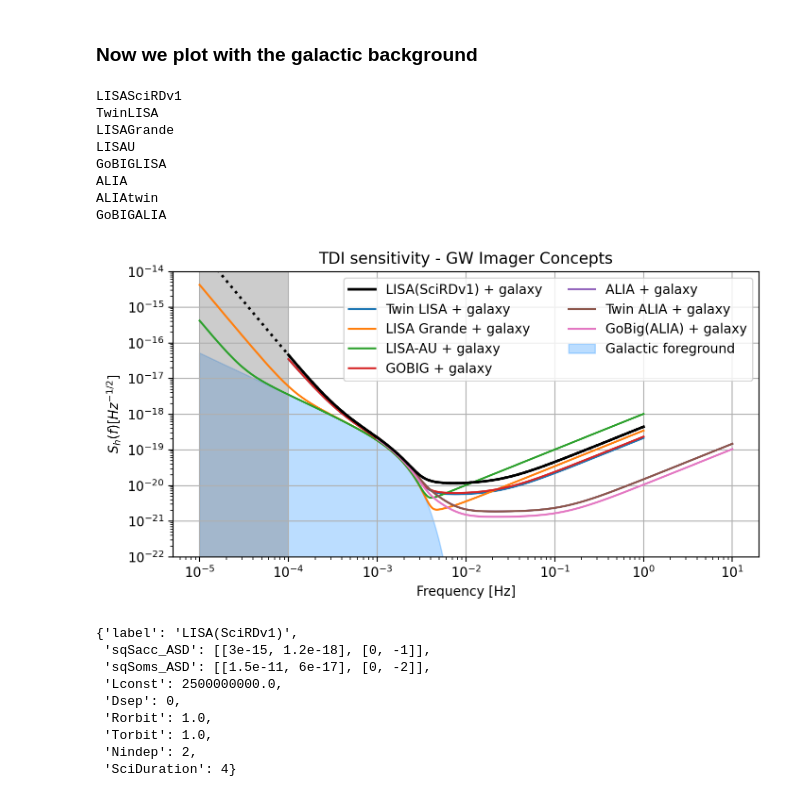
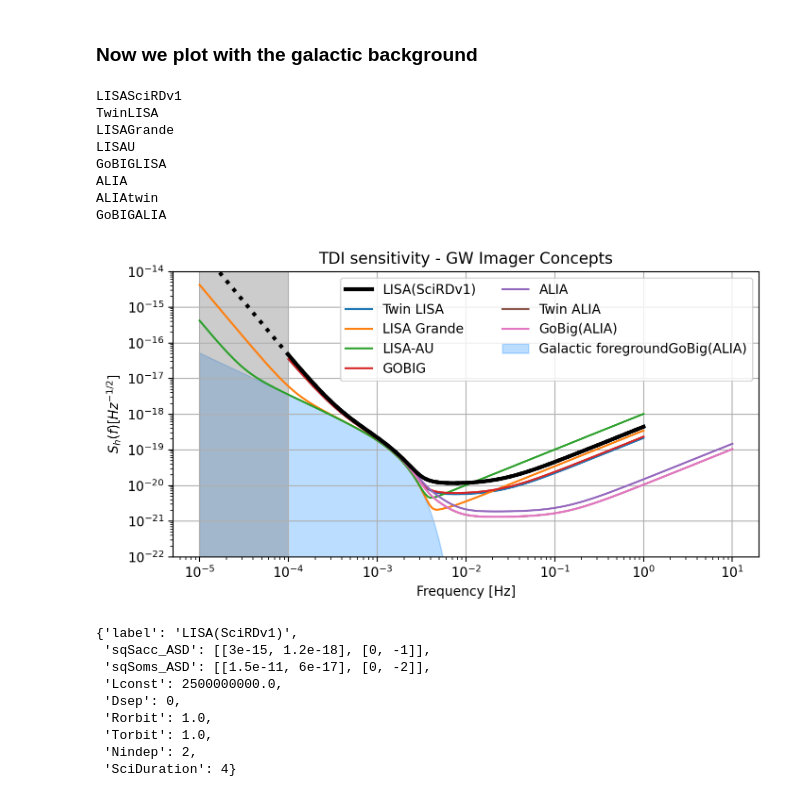
Before and after one commit to JohnGBaker/GWI-metrics, a Jupyter notebook: Notebooks/sensitivityPlotter.ipynb, the cells around one changed output. Cells and saved outputs as stored; diff of their text form; code cells hidden in the pictures.

```diff
--- a/Notebooks/sensitivityPlotter.ipynb
+++ b/Notebooks/sensitivityPlotter.ipynb
@@ -198,41 +198,37 @@ for m in missions:
     Sh = metrics.makeSensitivity(f, model, style = 'TN')
     Shr = metrics.makeSensitivity(fr, model, style = 'TN')
     if m == 'LISASciRDv1':
-        #ax.plot(fr,np.sqrt(Shr),label=model.get('label'), color = 'r', ls='none', lw=2, zorder=len(m), marker = '.', markersize = '10')
-        ax.plot(np.logspace(-5, 0, 1000 ),np.sqrt(metrics.makeSensitivity(np.logspace(-5, 0, 1000 ), model, style = 'TN')), color = 'k', ls=':', lw=2, zorder=len(m))
-        ax.plot(f,np.sqrt(Sh),label=model.get('label'), color = 'k', ls='-', lw=2, zorder=len(m))
-       # print('f', 'S_h', sep='\t')
-        #for a, b in zip(fr,Shr):
+        ax.plot(np.logspace(-5, 0, 1000 ),np.sqrt(metrics.makeSensitivity(np.logspace(-5, 0, 1000 ), model, style = 'TN')), color = 'k', ls=':', lw=3, zorder=len(m))
+        ax.plot(f,np.sqrt(Sh),label=model.get('label')[:-9], color = 'k', ls='-', lw=3, zorder=len(m))
 
-           # print(a, b, sep='\t')
     else:
-        ax.plot(f,np.sqrt(Sh),label=model.get('label'))
+        ax.plot(f,np.sqrt(Sh),label=model.get('label')[:-9])
 
 #ax.plot(f_bg,np.sqrt(S_bg),label=model.get('label'))
 ax.fill_between(f_bg, np.sqrt(S_bg), y2=1e-23, color= 'dodgerblue', alpha = 0.3, label = 'Galactic foreground')
 ax.fill_between([1e-5, 1e-4], y1=1e-14, y2=1e-23, color= 'grey', alpha = 0.4, edgecolor='none')
 plt.title(r'TDI sensitivity - GW Imager Concepts')
 ax.set_xscale('log')
 ax.set_yscale('log')
 plt.xlabel('Frequency [Hz]')
 plt.ylabel(r'$S_h(f) [Hz^{-1/2}]$')
 plt.ylim([1e-22,1e-14])
 #plt.xlim([2e-5,1e0])
 plt.legend(ncol=2,loc='upper right')
 ax.grid(True)
 plt.savefig('../plots/GWImager_sensitivities_gal.png')
 plt.savefig('../plots/GWImager_sensitivities_gal.pdf')
 plt.show()
 # %% [output]
 LISASciRDv1
 TwinLISA
 LISAGrande
 LISAU
 GoBIGLISA
 ALIA
 ALIAtwin
 GoBIGALIA
-[figure, old version]
+[figure, new version]
 # %%
 
 eval('concepts.%s' % missions[0])
```
Also changed, not shown: parts of 3 cells of this notebook, 2 other files.
